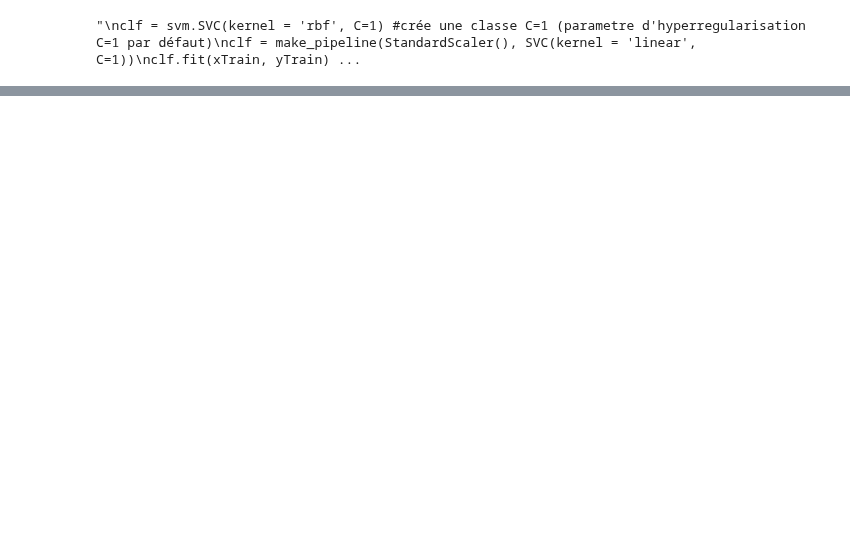
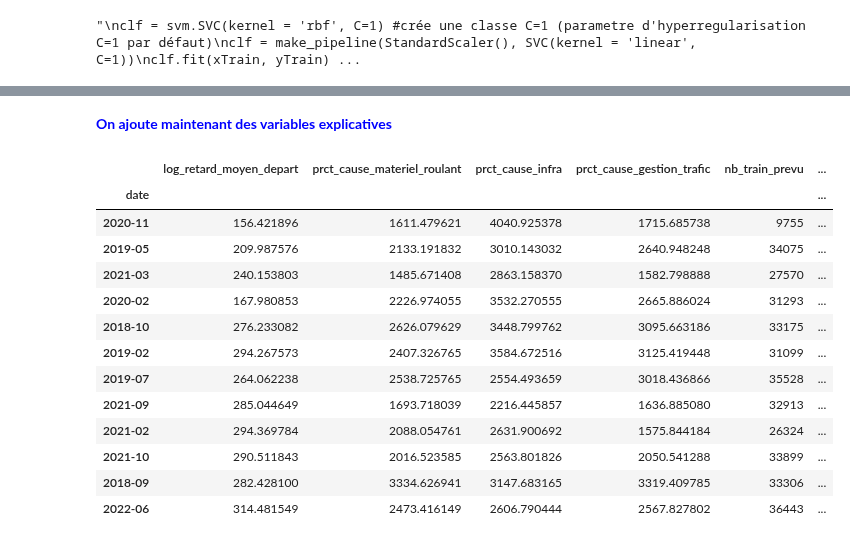
Before and after one commit to DiegoRenaud/Exercice, a Jupyter notebook: Retards_causes_reg.ipynb, the cells around one changed output, grey strips where cells are left out. Cells and saved outputs as stored; diff of their text form; code cells hidden in the pictures; blank space fills up the shorter version.

```diff
--- a/Retards_causes_reg.ipynb
+++ b/Retards_causes_reg.ipynb
@@ -190,0 +158,23 @@ plt.scatter(yTrain, epsilon)
+# %% [markdown]
+<font color='blue'> **On ajoute maintenant des variables explicatives** </font>
+# %%
+x = df_retards[['log_retard_moyen_depart','prct_cause_materiel_roulant', 'prct_cause_infra','prct_cause_gestion_trafic','nb_train_prevu', 'prct_cause_externe','prct_cause_gestion_gare', 'prct_cause_prise_en_charge_voyageurs']]
+y = df_retards[['duree_moyenne']].values.ravel()
+
+xTrain, xTest, yTrain, yTest = train_test_split(x, y, test_size=0.2, train_size=0.8)
+xTest
+# %% [output]
+|  | log_retard_moyen_depart | prct_cause_materiel_roulant | prct_cause_infra | prct_cause_gestion_trafic | nb_train_prevu | ... |
+| date |  |  |  |  |  | ... |
+| 2020-11 | 156.421896 | 1611.479621 | 4040.925378 | 1715.685738 | 9755 | ... |
+| 2019-05 | 209.987576 | 2133.191832 | 3010.143032 | 2640.948248 | 34075 | ... |
+| 2021-03 | 240.153803 | 1485.671408 | 2863.158370 | 1582.798888 | 27570 | ... |
+| 2020-02 | 167.980853 | 2226.974055 | 3532.270555 | 2665.886024 | 31293 | ... |
+| 2018-10 | 276.233082 | 2626.079629 | 3448.799762 | 3095.663186 | 33175 | ... |
+| 2019-02 | 294.267573 | 2407.326765 | 3584.672516 | 3125.419448 | 31099 | ... |
+| 2019-07 | 264.062238 | 2538.725765 | 2554.493659 | 3018.436866 | 35528 | ... |
+| 2021-09 | 285.044649 | 1693.718039 | 2216.445857 | 1636.885080 | 32913 | ... |
+| 2021-02 | 294.369784 | 2088.054761 | 2631.900692 | 1575.844184 | 26324 | ... |
+| 2021-10 | 290.511843 | 2016.523585 | 2563.801826 | 2050.541288 | 33899 | ... |
+| 2018-09 | 282.428100 | 3334.626941 | 3147.683165 | 3319.409785 | 33306 | ... |
+| 2022-06 | 314.481549 | 2473.416149 | 2606.790444 | 2567.827802 | 36443 | ... |
```
Also changed, not shown: parts of 10 cells of this notebook.
